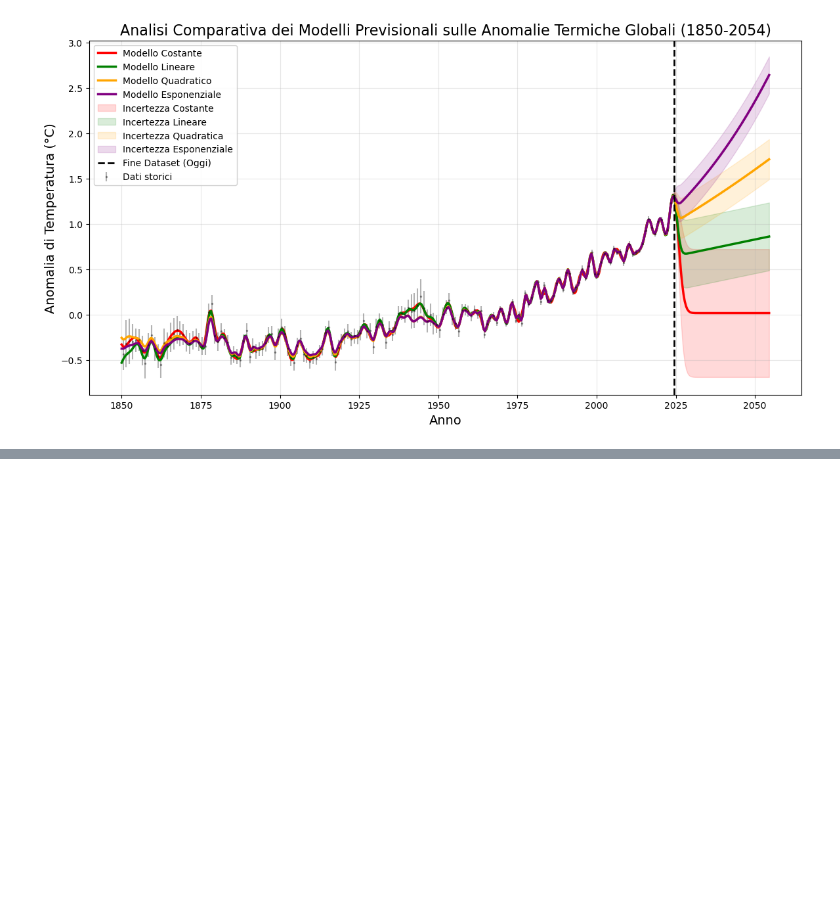
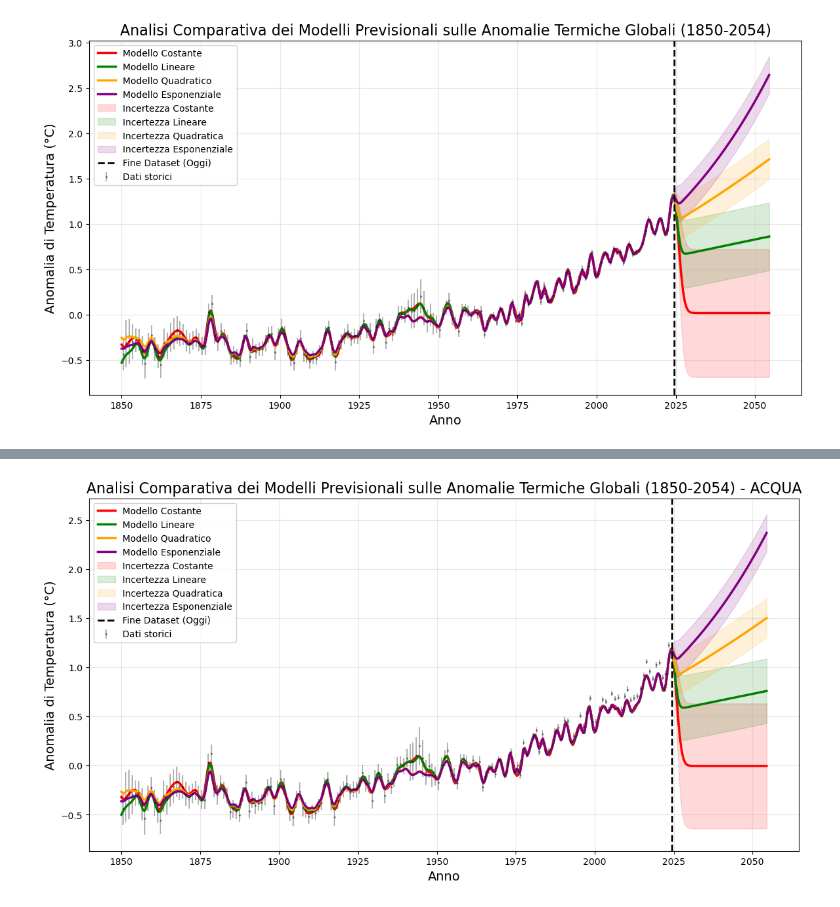
Before and after one commit to EnricoVianelli/GlobalWarming, a Jupyter notebook: global_warming_gp.ipynb, the cells around one changed output, grey strips where cells are left out. Drawn from its saved outputs; the diff is of its cells as text; code cells hidden in the pictures; blank space fills up the shorter version.

```diff
--- a/global_warming_gp.ipynb
+++ b/global_warming_gp.ipynb
@@ -775,0 +990,55 @@ plt.show()
+# %%
+
+mu_pred_const_water, var_pred_const_water = constant_model.predict(y_data_water, t_pred, return_var=True)
+mu_pred_linear_water, var_pred_linear_water = linear_model.predict(y_data_water, t_pred, return_var=True)
+mu_pred_quadratic_water, var_pred_quadratic_water = quadratic_model.predict(y_data_water, t_pred, return_var=True)
+mu_pred_exp_water, var_pred_exp_water = exp_model.predict(y_data_water, t_pred, return_var=True)
+
+# Calcoliamo la deviazione standard (sigma) per l'incertezza
+std_pred_const_water = np.sqrt(var_pred_const_water)
+std_pred_linear_water = np.sqrt(var_pred_linear_water)
+std_pred_quadratic_water = np.sqrt(var_pred_quadratic_water)
+std_pred_exp_water = np.sqrt(var_pred_exp_water)
+
+# 5. Plottiamo i Dati, il Fit e il Futuro
+plt.figure(figsize=(14, 7))
+
+# Plot dei dati storici
+plt.errorbar(t_data + 1850, y_data, yerr=u_data, fmt='.k', markersize=3, alpha=0.3, label='Dati storici')
+
+# Plot della predizione (Linea centrale su tutto il periodo)
+plt.plot(t_pred_years, mu_pred_const_water, color='red', lw=2.5, label='Modello Costante')
+plt.plot(t_pred_years, mu_pred_linear_water, color='green', lw=2.5, label='Modello Lineare')
+plt.plot(t_pred_years, mu_pred_quadratic_water, color='orange', lw=2.5, label='Modello Quadratico')
+plt.plot(t_pred_years, mu_pred_exp_water, color='purple', lw=2.5, label='Modello Esponenziale')
+
+# Creiamo una condizione logica: "Vero" solo per gli anni successivi all'ultimo dato
+solo_futuro = t_pred_years >= (t_ultimo_dato + 1850)
+
+# Plot della fascia di incertezza (SOLO NEL FUTURO grazie a where=solo_futuro)
+plt.fill_between(t_pred_years, mu_pred_const_water - 2*std_pred_const_water, mu_pred_const_water + 2*std_pred_const_water,
+                 where=solo_futuro, color='red', alpha=0.15, label='Incertezza Costante')
+
+plt.fill_between(t_pred_years, mu_pred_linear_water - 2*std_pred_linear_water, mu_pred_linear_water + 2*std_pred_linear_water,
+                 where=solo_futuro, color='green', alpha=0.15, label='Incertezza Lineare')
+
+plt.fill_between(t_pred_years, mu_pred_quadratic_water - 2*std_pred_quadratic_water, mu_pred_quadratic_water + 2*std_pred_quadratic_water,
+                 where=solo_futuro, color='orange', alpha=0.15, label='Incertezza Quadratica')
+
+plt.fill_between(t_pred_years, mu_pred_exp_water - 2*std_pred_exp_water, mu_pred_exp_water + 2*std_pred_exp_water,
+                 where=solo_futuro, color='purple', alpha=0.15, label='Incertezza Esponenziale')
+
+# Mettiamo una riga verticale per separare il passato dal futuro
+plt.axvline(t_ultimo_dato + 1850, color='black', linestyle='--', lw=2, zorder=5, label='Fine Dataset (Oggi)')
+
+plt.xlabel('Anno', fontsize=14)
+plt.ylabel('Anomalia di Temperatura (°C)', fontsize=14)
+plt.title('Analisi Comparativa dei Modelli Previsionali sulle Anomalie Termiche Globali (1850-2054) - ACQUA', fontsize=16)
+
+# Posizioniamo la legenda fuori se diventa troppo ingombrante, o la lasciamo in alto a sinistra
+plt.legend(loc='upper left', framealpha=0.9)
+plt.grid(alpha=0.3)
+
+plt.show()
+# %% [output]
+[figure, added]
```
Also changed, not shown: parts of 7 cells of this notebook.
